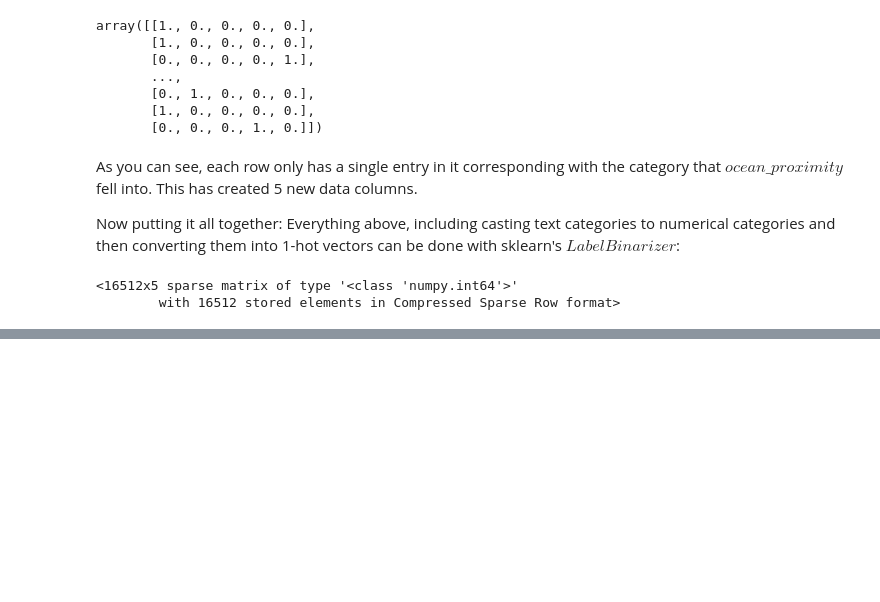
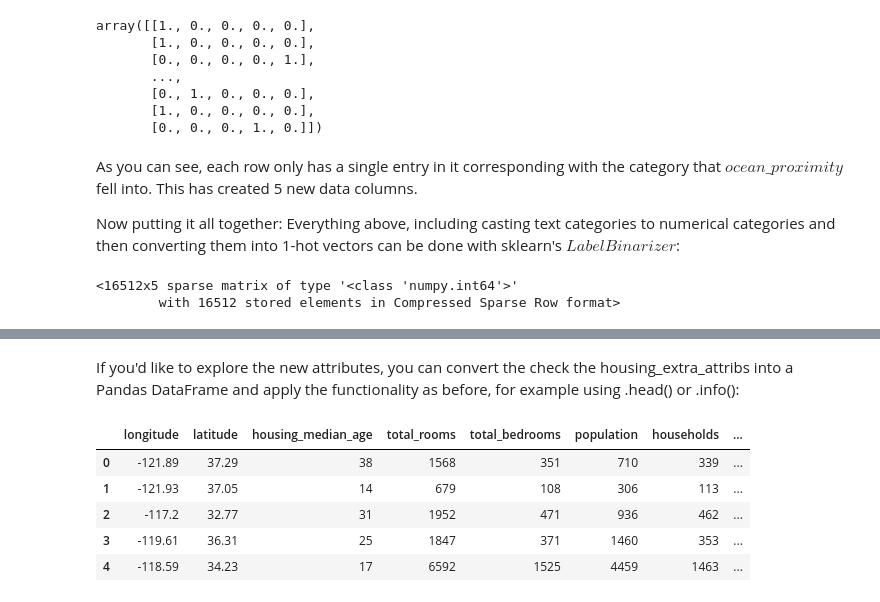
Before and after one commit to joecode0/Data-Science-Assignments, a Jupyter notebook: practical1/practical1_notes.ipynb, the cells around one changed output, grey strips where cells are left out. Cells and saved outputs as stored; diff of their text form; code cells hidden in the pictures; blank space fills up the shorter version.

Commit message:
Step 4.3 Complete: Data Transformers

```diff
--- a/practical1/practical1_notes.ipynb
+++ b/practical1/practical1_notes.ipynb
@@ -537,0 +563,30 @@ housing_cat_1hot
+# %%
+from sklearn.base import BaseEstimator, TransformerMixin
+# BaseEstimator allows you to drop *args and **kargs from you constructor
+# and, in addition, allows you to use methods set_params() and get_params()
+
+rooms_id, bedrooms_id, population_id, household_id = 3, 4, 5, 6 # represents the row of the relevant data
+
+class CombinedAttributesAdder(BaseEstimator, TransformerMixin):
+    def __init__(self, add_bedrooms_per_rooms = True): # note no *args and **kargs used this time
+        self.add_bedrooms_per_rooms = add_bedrooms_per_rooms
+
+    def fit(self, X, y=None):
+        return self
+
+    def transform(self, X, y=None):
+        # note X[:, k] takes all rows with the :, then takes the k-th column with k
+        rooms_per_household = X[:, rooms_id] / X[:, household_id] # 2 vectors dividing pairwise values
+        bedrooms_per_household = X[:, bedrooms_id] / X[:, household_id]
+        population_per_household = X[:, population_id] / X[:, household_id]
+        if self.add_bedrooms_per_rooms:
+            bedrooms_per_rooms = X[:, bedrooms_id] / X[:, rooms_id]
+            return np.c_[X, rooms_per_household, bedrooms_per_household,
+                         population_per_household, bedrooms_per_rooms]
+        else:
+            return np.c_[X, rooms_per_household, bedrooms_per_household,
+                         population_per_household] # np.c_ concatenates these columns into one big array
+
+attr_adder = CombinedAttributesAdder()
+housing_extra_attribs = attr_adder.transform(housing.values)
+housing_extra_attribs
@@ -537,0 +607,14 @@ housing_cat_1hot
+# %% [markdown]
+If you'd like to explore the new attributes, you can convert the check the housing_extra_attribs into a Pandas DataFrame and apply the functionality as before, for example using .head() or .info():
+# %%
+housing_extra_attribs = pd.DataFrame(housing_extra_attribs, columns=list(housing.columns)+
+                                     ["rooms_per_household", "bedrooms_per_household",
+                                      "population_per_household", "bedrooms_per_rooms"])
+housing_extra_attribs.head()
+# %% [output]
+|  | longitude | latitude | housing_median_age | total_rooms | total_bedrooms | population | households | ... |
+| 0 | -121.89 | 37.29 | 38 | 1568 | 351 | 710 | 339 | ... |
+| 1 | -121.93 | 37.05 | 14 | 679 | 108 | 306 | 113 | ... |
+| 2 | -117.2 | 32.77 | 31 | 1952 | 471 | 936 | 462 | ... |
+| 3 | -119.61 | 36.31 | 25 | 1847 | 371 | 1460 | 353 | ... |
+| 4 | -118.59 | 34.23 | 17 | 6592 | 1525 | 4459 | 1463 | ... |
```
Also changed, not shown: parts of 4 cells of this notebook.
